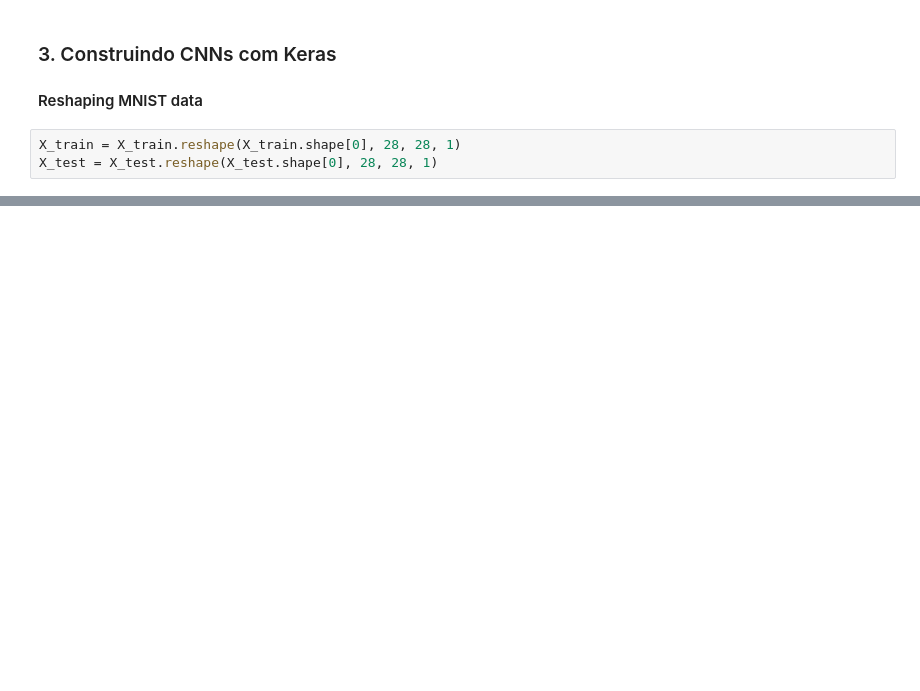
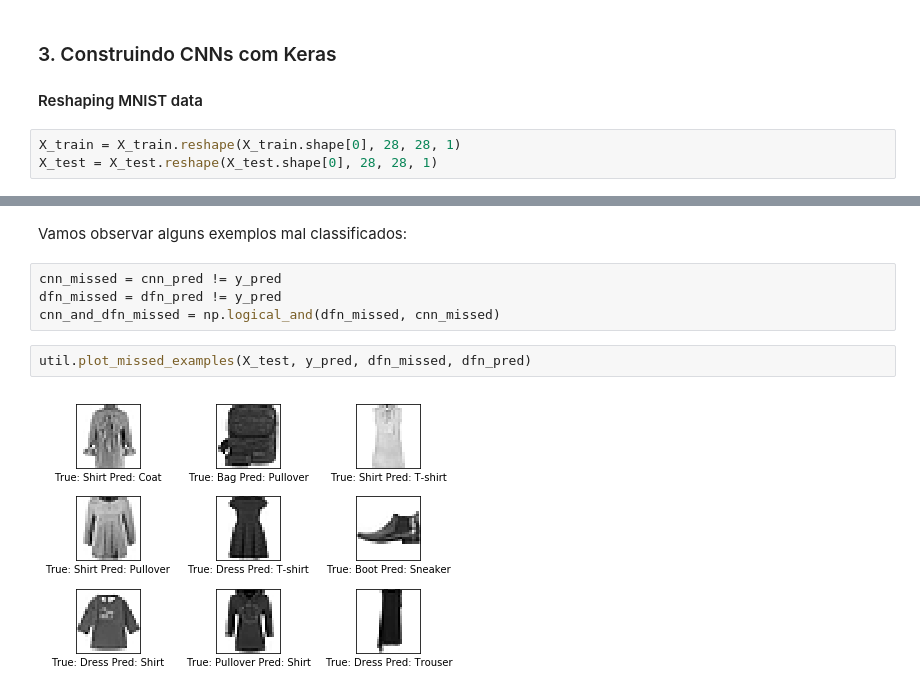
Before and after one commit to MLIME/12aMostra, a Jupyter notebook: src/Keras Tutorial.ipynb, the cells around one changed output, grey strips where cells are left out. Cells and saved outputs as stored; diff of their text form; blank space fills up the shorter version.

```diff
--- a/src/Keras Tutorial.ipynb
+++ b/src/Keras Tutorial.ipynb
@@ -159,0 +193,10 @@ Accuracy: 0.81
+# %% [markdown]
+Vamos observar alguns exemplos mal classificados:
+# %%
+cnn_missed = cnn_pred != y_pred
+dfn_missed = dfn_pred != y_pred
+cnn_and_dfn_missed = np.logical_and(dfn_missed, cnn_missed)
+# %%
+util.plot_missed_examples(X_test, y_pred, dfn_missed, dfn_pred)
+# %% [output]
+[figure, added]
```
Also changed, not shown: parts of 12 cells of this notebook, 2 other files.
